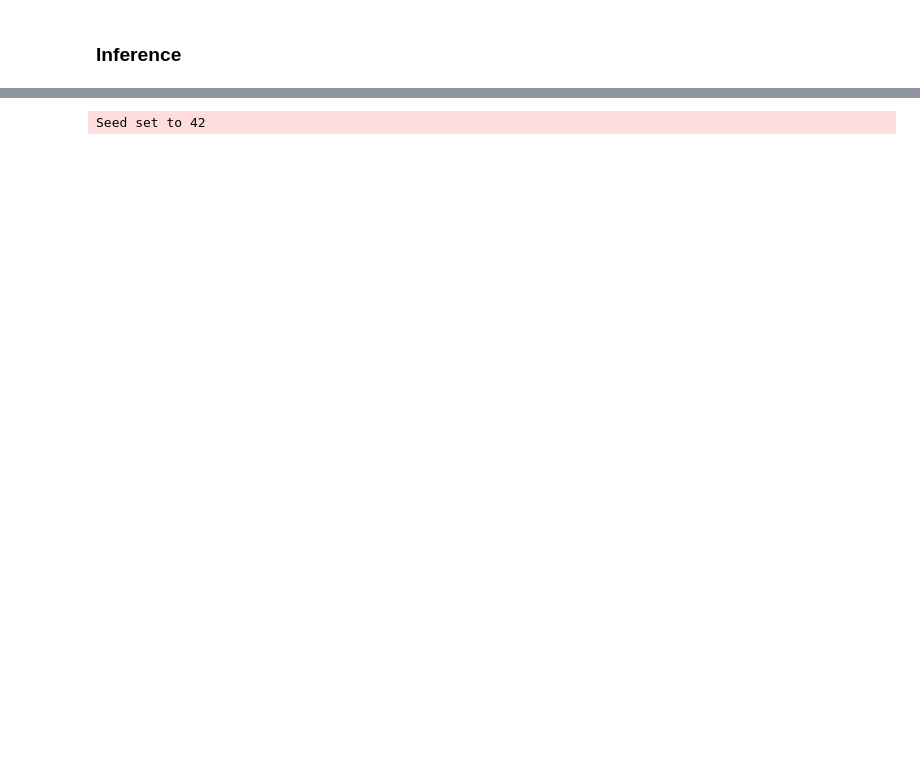
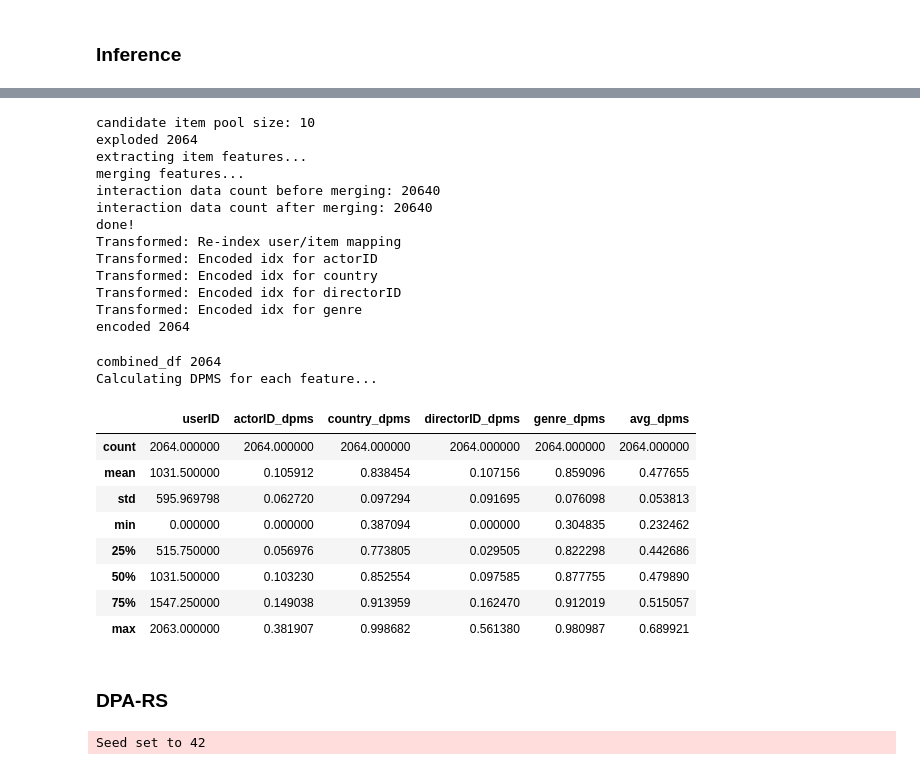
Before and after one commit to jeffery5bai/DPRecSys, a Jupyter notebook: experiments/rerank_exp.ipynb, the cells around one changed output, grey strips where cells are left out. Drawn from its saved outputs; the diff is of its cells as text; code cells hidden in the pictures; blank space fills up the shorter version.

```diff
--- a/experiments/rerank_exp.ipynb
+++ b/experiments/rerank_exp.ipynb
@@ -560,3 +577,41 @@ feature_engineer = joblib.load(os.path.join(dir, f"{prefix}_feature_engineer.pkl
+# %%
+reranked_user_dpms_df = evaluator.evaluate_dpms_at_k(
+    eval_df=mmr_result_df,
+    feature_engineer=feature_engineer,
+    ground_truth_dps_df=user_dps_df,
+    k=10,
+    actor_k=5,
+    rare_threshold=5,
+)
+
+reranked_user_dpms_df.describe()
+# %% [output]
+candidate item pool size: 10
+exploded 2064
+extracting item features...
+merging features...
+interaction data count before merging: 20640
+interaction data count after merging: 20640
+done!
+Transformed: Re-index user/item mapping
+Transformed: Encoded idx for actorID
+Transformed: Encoded idx for country
+Transformed: Encoded idx for directorID
+Transformed: Encoded idx for genre
+encoded 2064
+combined_df 2064
+Calculating DPMS for each feature...
+|  | userID | actorID_dpms | country_dpms | directorID_dpms | genre_dpms | avg_dpms |
+| count | 2064.000000 | 2064.000000 | 2064.000000 | 2064.000000 | 2064.000000 | 2064.000000 |
+| mean | 1031.500000 | 0.105912 | 0.838454 | 0.107156 | 0.859096 | 0.477655 |
+| std | 595.969798 | 0.062720 | 0.097294 | 0.091695 | 0.076098 | 0.053813 |
+| min | 0.000000 | 0.000000 | 0.387094 | 0.000000 | 0.304835 | 0.232462 |
+| 25% | 515.750000 | 0.056976 | 0.773805 | 0.029505 | 0.822298 | 0.442686 |
+| 50% | 1031.500000 | 0.103230 | 0.852554 | 0.097585 | 0.877755 | 0.479890 |
+| 75% | 1547.250000 | 0.149038 | 0.913959 | 0.162470 | 0.912019 | 0.515057 |
+| max | 2063.000000 | 0.381907 | 0.998682 | 0.561380 | 0.980987 | 0.689921 |
+# %% [markdown]
+### DPA-RS
 # %%
 from post_processing.dpa_rs import DPA_RS
 
```
Also changed, not shown: parts of 21 cells of this notebook, 2 other files.
